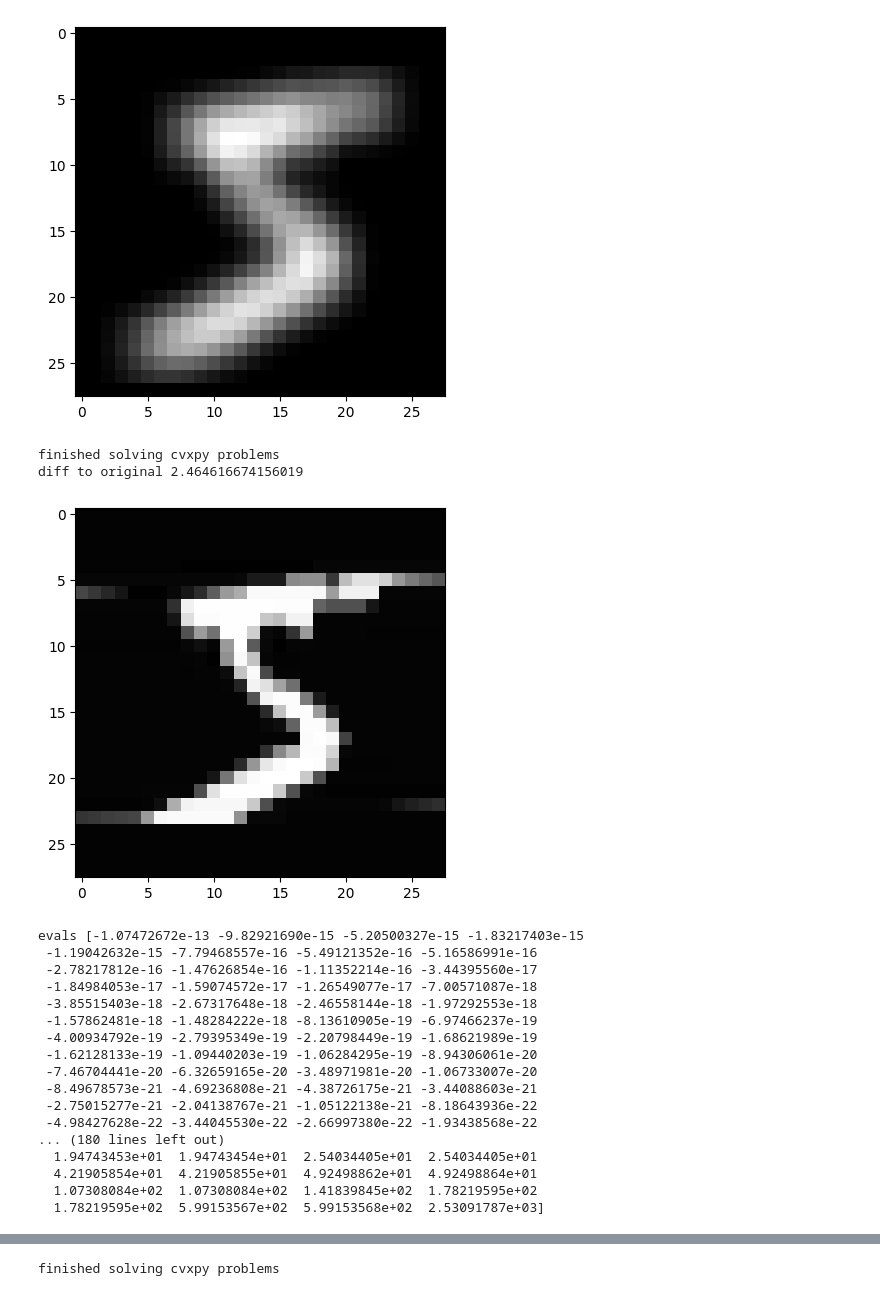
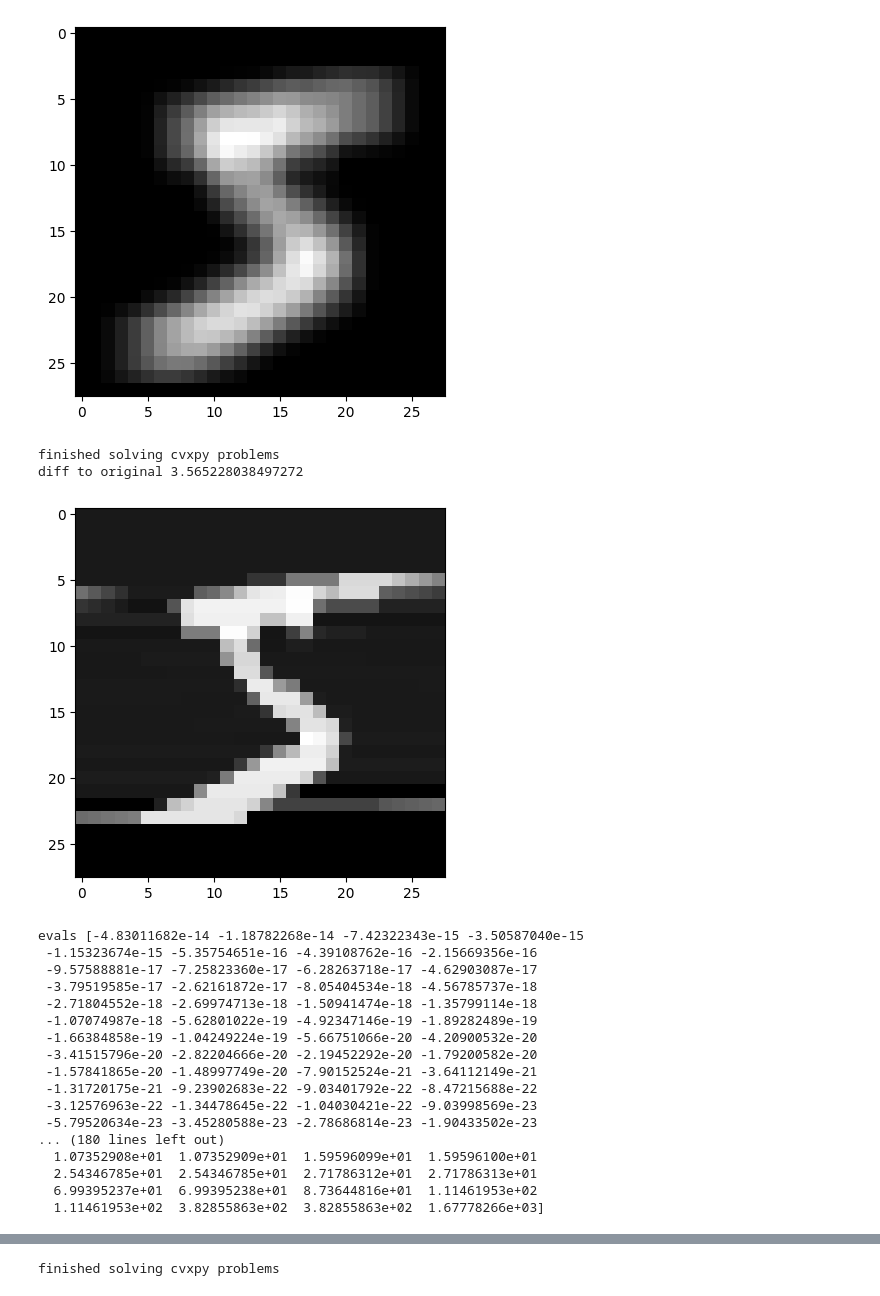
Before and after one commit to stellatogrp/l2ws, a Jupyter notebook: notebooks/mnist.ipynb, the cells around one changed output, grey strips where cells are left out. Drawn from its saved outputs; the diff is of its cells as text; code cells hidden in the pictures.

```diff
--- a/notebooks/mnist.ipynb
+++ b/notebooks/mnist.ipynb
@@ -96,8 +96,8 @@ def blurMatrix(m,width=3):
 def vectorized2DBlurMatrix(m, n, width=3):
     # This function returns B corresponding to blurring the columns and rows of an image independently using averaging filters with the same filter width, and
     # represents this process as a matrix operating on the mn vector obtained by vectorizing the image
-    Bcols = blurMatrix(m, width)+ .1 * np.eye(n)
-    Brows = blurMatrix(n, width) + .1 * np.eye(n)
+    Bcols = blurMatrix(m, width) #+ .1 * np.eye(n)
+    Brows = blurMatrix(n, width) #+ .1 * np.eye(n)
     U, S, VT = np.linalg.svd(Brows)
     print('S', S)
 
@@ -263,34 +263,34 @@ plt.imshow(blurred_img, cmap='gray')
 [figure]
 # %%
 # deblur
-lambd = 1e-6
+lambd = 1e-4
 # mask = np.random.binomial(1, .2, size=(10, 784))
 # noise = np.multiply(.1*np.random.normal(size=(10, 784)), mask)
 # b_mat = x_train[:10, :] + noise
 # b_mat = x_train[:10, :]
 b_mat = blurred_vecs.T
 x_stars, objvals = solve_many_probs_cvxpy(A, b_mat, lambd)
 # x_stars, objvals = solve_many_probs_cvxpy(blur_matrix_kron, b_mat, lambd)
 # x_stars, objvals = solve_many_probs_cvxpy(np.eye(784), b_mat, lambd)
 
 # blurred_vec = blur_matrix_kron @ x_train[2,:]
 recovered_img = np.reshape(x_stars[0, :], (28, 28))
 # plt.imshow(np.reshape(b_mat[0,:], (28, 28)))
 plt.imshow(recovered_img, cmap='gray')
 
 # print(np.linalg.norm(blur_matrix_kron @ x_stars[0,:] - b_mat[0,:]))
 # print(objvals)
 
 print('diff to original', np.linalg.norm(x_stars[0,:] - x_train[0,:]))
 
 # evals, evecs = np.linalg.eigh(blur_matrix_kron.T @ blur_matrix_kron)
 evals, evecs = np.linalg.eigh(A.T @ A)
 
 # print('min eval', evals.min())
 # %% [output]
 finished solving cvxpy problems
-diff to original 2.464616674156019
+diff to original 3.565228038497272
-[figure, old version]
+[figure, new version]
 # %%
 
 
@@ -301,26 +301,26 @@ A_jax = jnp.array(A)
 evals, evecs = jnp.linalg.eigh(A_jax.T @ A_jax)
 step = 1 / evals.max()
 print('evals', evals)
-k = 1000
+k = 2000
 z_k, losses, z_all = k_steps_eval_ista(k, z0, b, lambd, A_jax, step, supervised=False, z_star=None, jit=True)
 # %% [output]
-evals [-1.07472672e-13 -9.82921690e-15 -5.20500327e-15 -1.83217403e-15
- -1.19042632e-15 -7.79468557e-16 -5.49121352e-16 -5.16586991e-16
- -2.78217812e-16 -1.47626854e-16 -1.11352214e-16 -3.44395560e-17
- -1.84984053e-17 -1.59074572e-17 -1.26549077e-17 -7.00571087e-18
- -3.85515403e-18 -2.67317648e-18 -2.46558144e-18 -1.97292553e-18
- -1.57862481e-18 -1.48284222e-18 -8.13610905e-19 -6.97466237e-19
- -4.00934792e-19 -2.79395349e-19 -2.20798449e-19 -1.68621989e-19
- -1.62128133e-19 -1.09440203e-19 -1.06284295e-19 -8.94306061e-20
- -7.46704441e-20 -6.32659165e-20 -3.48971981e-20 -1.06733007e-20
- -8.49678573e-21 -4.69236808e-21 -4.38726175e-21 -3.44088603e-21
- -2.75015277e-21 -2.04138767e-21 -1.05122138e-21 -8.18643936e-22
- -4.98427628e-22 -3.44045530e-22 -2.66997380e-22 -1.93438568e-22
+evals [-4.83011682e-14 -1.18782268e-14 -7.42322343e-15 -3.50587040e-15
+ -1.15323674e-15 -5.35754651e-16 -4.39108762e-16 -2.15669356e-16
+ -9.57588881e-17 -7.25823360e-17 -6.28263718e-17 -4.62903087e-17
+ -3.79519585e-17 -2.62161872e-17 -8.05404534e-18 -4.56785737e-18
+ -2.71804552e-18 -2.69974713e-18 -1.50941474e-18 -1.35799114e-18
+ -1.07074987e-18 -5.62801022e-19 -4.92347146e-19 -1.89282489e-19
+ -1.66384858e-19 -1.04249224e-19 -5.66751066e-20 -4.20900532e-20
+ -3.41515796e-20 -2.82204666e-20 -2.19452292e-20 -1.79200582e-20
+ -1.57841865e-20 -1.48997749e-20 -7.90152524e-21 -3.64112149e-21
+ -1.31720175e-21 -9.23902683e-22 -9.03401792e-22 -8.47215688e-22
+ -3.12576963e-22 -1.34478645e-22 -1.04030421e-22 -9.03998569e-23
+ -5.79520634e-23 -3.45280588e-23 -2.78686814e-23 -1.90433502e-23
 ... (180 lines left out)
-  1.94743453e+01  1.94743454e+01  2.54034405e+01  2.54034405e+01
-  4.21905854e+01  4.21905855e+01  4.92498862e+01  4.92498864e+01
-  1.07308084e+02  1.07308084e+02  1.41839845e+02  1.78219595e+02
-  1.78219595e+02  5.99153567e+02  5.99153568e+02  2.53091787e+03]
+  1.07352908e+01  1.07352909e+01  1.59596099e+01  1.59596100e+01
+  2.54346785e+01  2.54346785e+01  2.71786312e+01  2.71786313e+01
+  6.99395237e+01  6.99395238e+01  8.73644816e+01  1.11461953e+02
+  1.11461953e+02  3.82855863e+02  3.82855863e+02  1.67778266e+03]
 # %%
 plt.plot(losses)
 plt.yscale('log')
```
Also changed, not shown: parts of 3 cells of this notebook, 8 other files.
